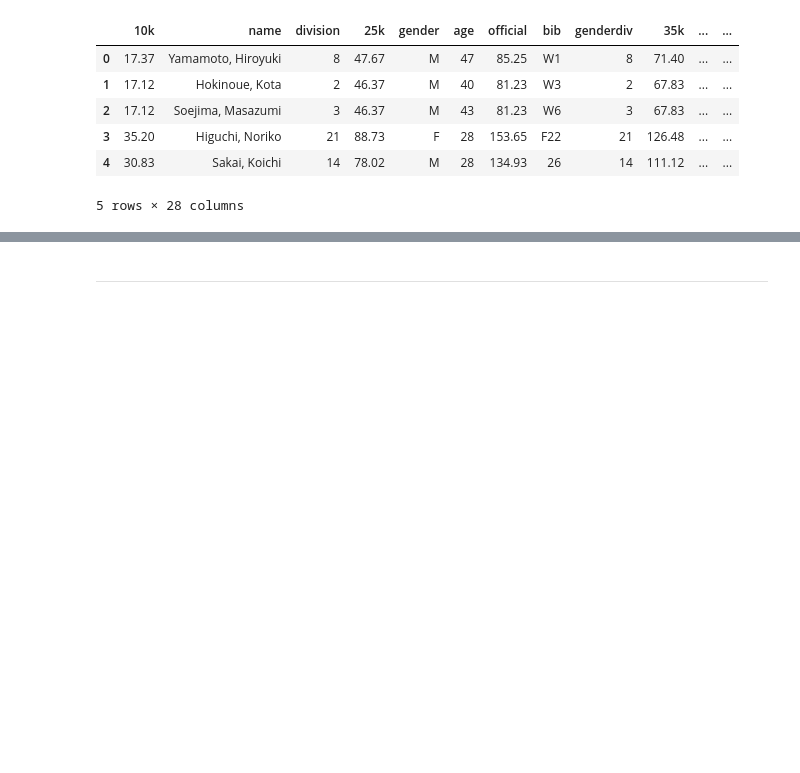
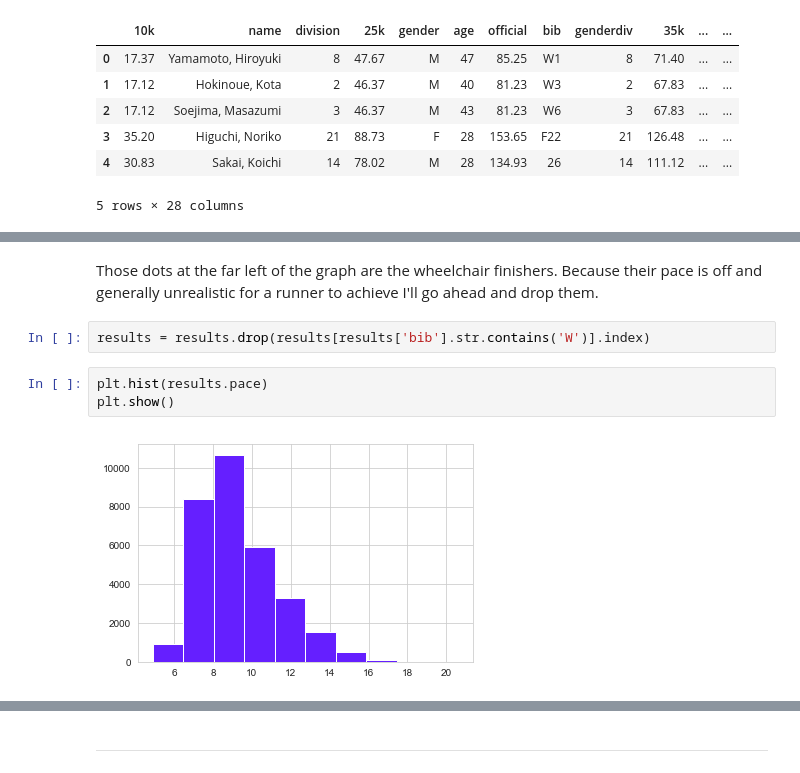
Before and after one commit to tcbriggs981/thinkful-unit-04, a Jupyter notebook: thinkful-040205-marathon_times - v2.ipynb, the cells around one changed output, grey strips where cells are left out. Saved outputs shown, nothing was run; the diff lists cells and outputs as text; blank space fills up the shorter version.

```diff
--- a/thinkful-040205-marathon_times - v2.ipynb
+++ b/thinkful-040205-marathon_times - v2.ipynb
@@ -332,0 +360,9 @@ Name: state, Length: 69, dtype: int64
+# %% [markdown]
+Those dots at the far left of the graph are the wheelchair finishers. Because their pace is off and generally unrealistic for a runner to achieve I'll go ahead and drop them.
+# %%
+results = results.drop(results[results['bib'].str.contains('W')].index)
+# %%
+plt.hist(results.pace)
+plt.show()
+# %% [output]
+[figure, added]
```
Also changed, not shown: parts of 36 cells of this notebook.
